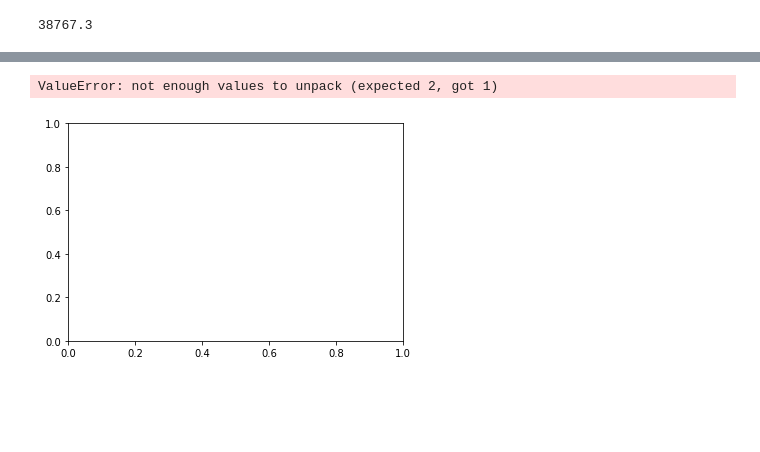
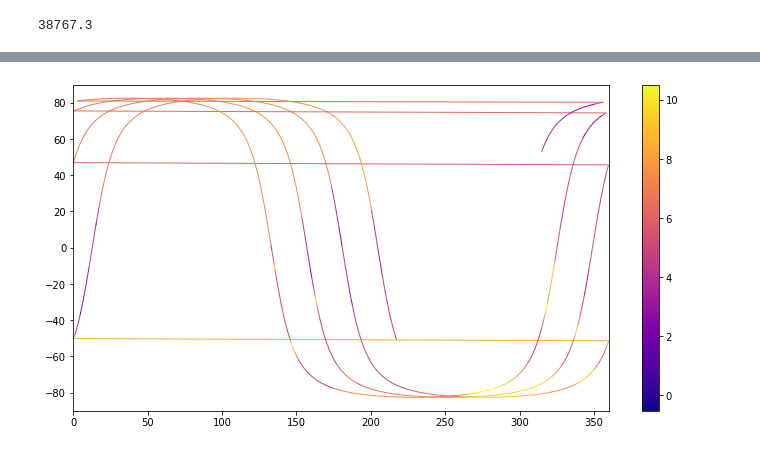
Before and after one commit to limu007/cube, a Jupyter notebook: Background_GTI.ipynb, the cells around one changed output, grey strips where cells are left out. Drawn from its saved outputs; the diff is of its cells as text; code cells hidden in the pictures; blank space fills up the shorter version.

```diff
--- a/Background_GTI.ipynb
+++ b/Background_GTI.ipynb
@@ -82,13 +44,24 @@ ValueError: not enough values to unpack (expected 2, got 1)
-# %%
-t0=vpass[-1][0]
-pl.pcolor(vpass[:,1],vpass[:,0],[np.log(vals),vpass[-1]-t0])
-# %% [output]
-ValueError: not enough values to unpack (expected 2, got 1)
-[figure, removed]
 # %%
-from matplotlib.collections import LineCollection
-from matplotlib.colors import ListedColormap, BoundaryNorm
-dydx=np.log(vals)
+def plotcolor(x,y,dxdy,fig=None,lims=[]):
+    from matplotlib.collections import LineCollection
+    from matplotlib.colors import ListedColormap, BoundaryNorm
+    if fig==None:
+        fig=pl.figure(figsize=(12,6))
+        fig.gca()
+    points = np.array([x,y]).T.reshape(-1, 1, 2)
+    segments = np.concatenate([points[:-1], points[1:]], axis=1)
 
-norm = pl.Normalize(dydx.min(), dydx.max())
-lc = LineCollection(segments, cmap='viridis', norm=norm)
+    norm = pl.Normalize(dydx.min(), dydx.max())
+    #lc = LineCollection(segments, cmap='viridis', norm=None)
+    lc = LineCollection(segments, cmap='plasma', norm=norm)
+    lc.set_array(dydx)
+    lc.set_linewidth(1)
+    line = fig.axes[0].add_collection(lc)
+    fig.colorbar(line, ax=fig.axes[0])
+    if len(lims)>0:
+        fig.axes[0].set_xlim(0,360)
+        fig.axes[0].set_ylim(-90,90)
+        pl.show()
+plotcolor(vpass[:,1],vpass[:,0],np.log(np.abs(vals)),lims=[360,90])
+# %% [output]
+[figure, added]
```
Also changed, not shown: parts of 12 cells of this notebook.
